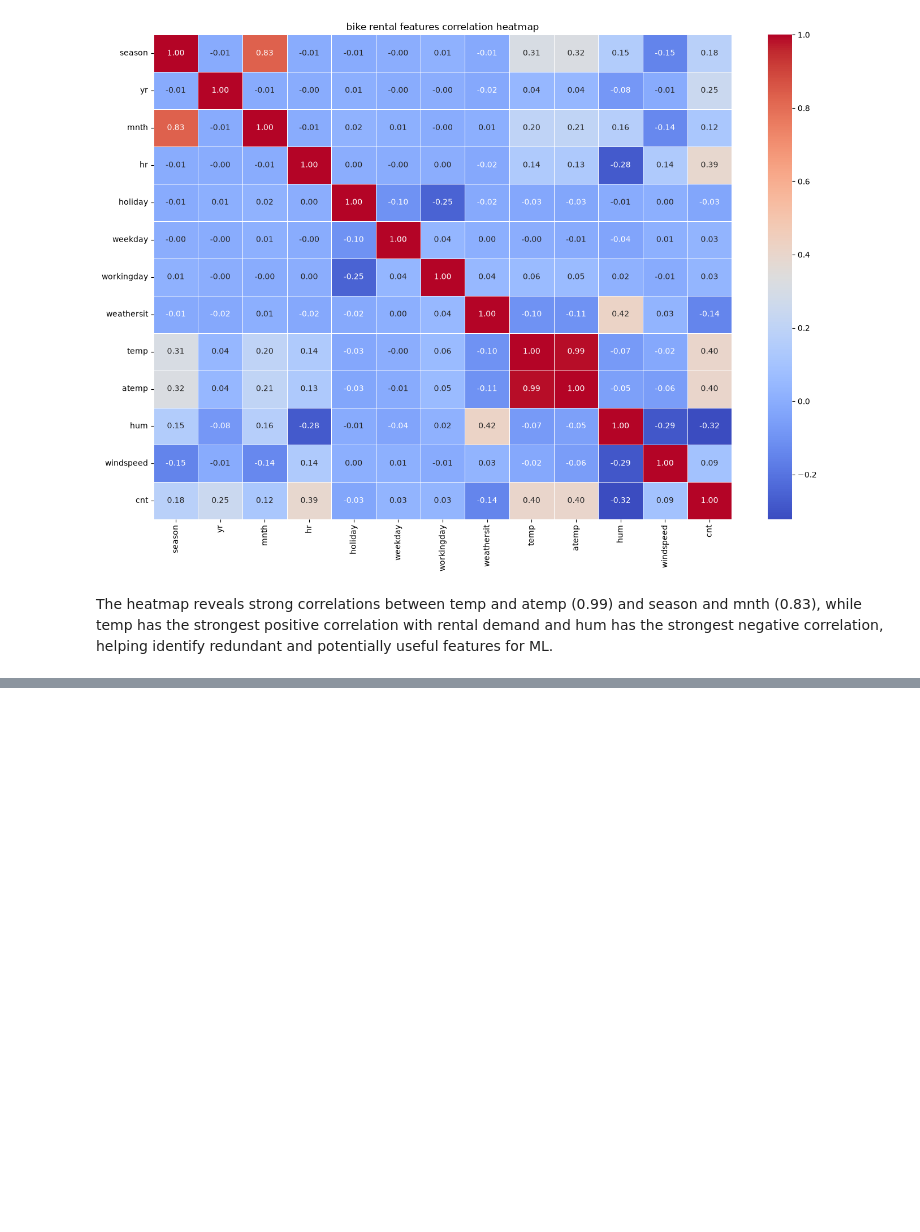
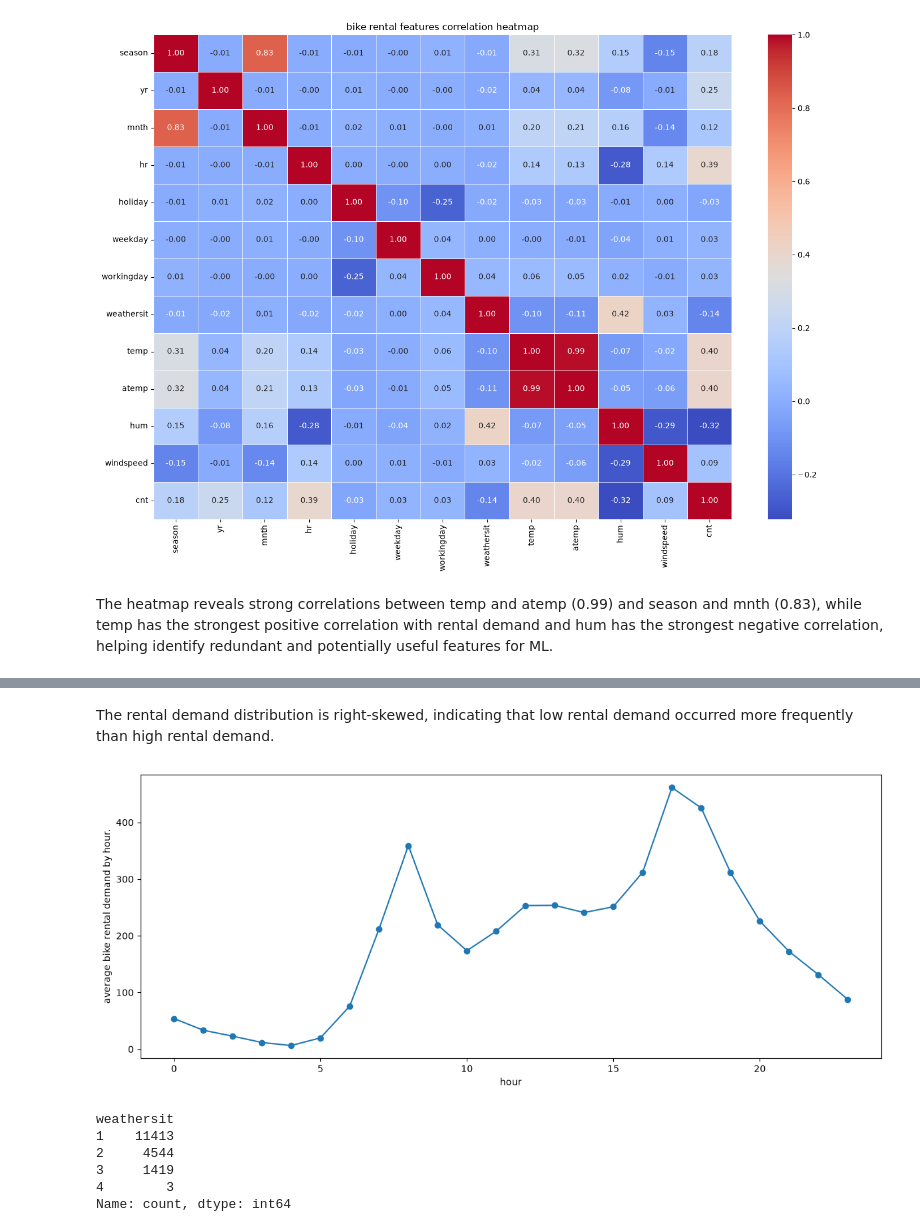
Before and after one commit to khanrayhan44/bike-rental-prediction, a Jupyter notebook: notebooks/02_exploratory_data_analysis.ipynb, the cells around one changed output, grey strips where cells are left out. Drawn from its saved outputs; the diff is of its cells as text; code cells hidden in the pictures; blank space fills up the shorter version.

```diff
--- a/notebooks/02_exploratory_data_analysis.ipynb
+++ b/notebooks/02_exploratory_data_analysis.ipynb
@@ -36,0 +57,26 @@ The heatmap reveals strong correlations between temp and atemp (0.99) and season
+# %% [markdown]
+The rental demand distribution is right-skewed, indicating that low rental demand occurred more frequently than high rental demand.
+# %%
+hourly_average = df.groupby("hr")["cnt"].mean()
+x = hourly_average.index
+y = hourly_average.values
+
+plt.figure(figsize=(12, 5))
+plt.plot(x, y, marker="o")
+
+plt.xlabel("hour")
+plt.ylabel("average bike rental demand by hour.")
+
+plt.tight_layout()
+plt.show()
+# %% [output]
+[figure, added]
+# %%
+weather_counts = df["weathersit"].value_counts()
+# %% [output]
+weathersit
+1    11413
+2     4544
+3     1419
+4        3
+Name: count, dtype: int64
```
Also changed, not shown: parts of 3 cells of this notebook.
